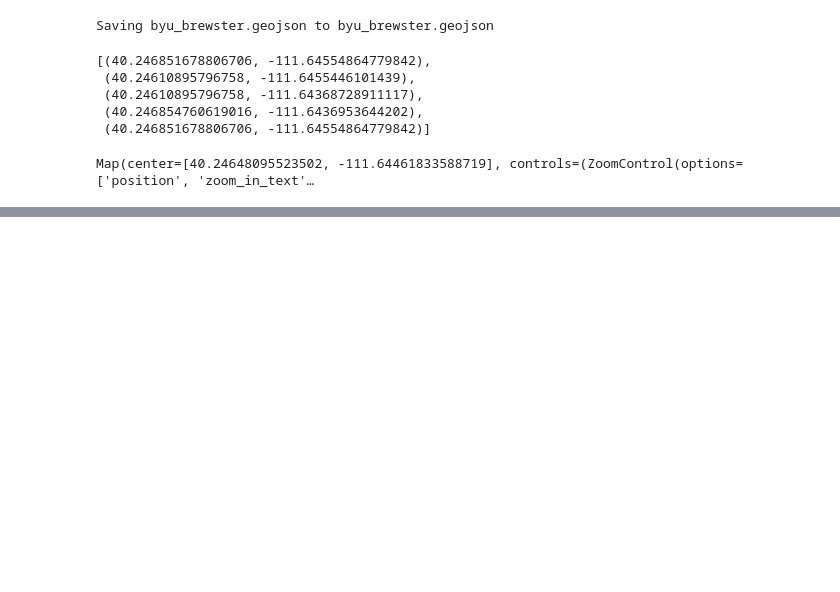
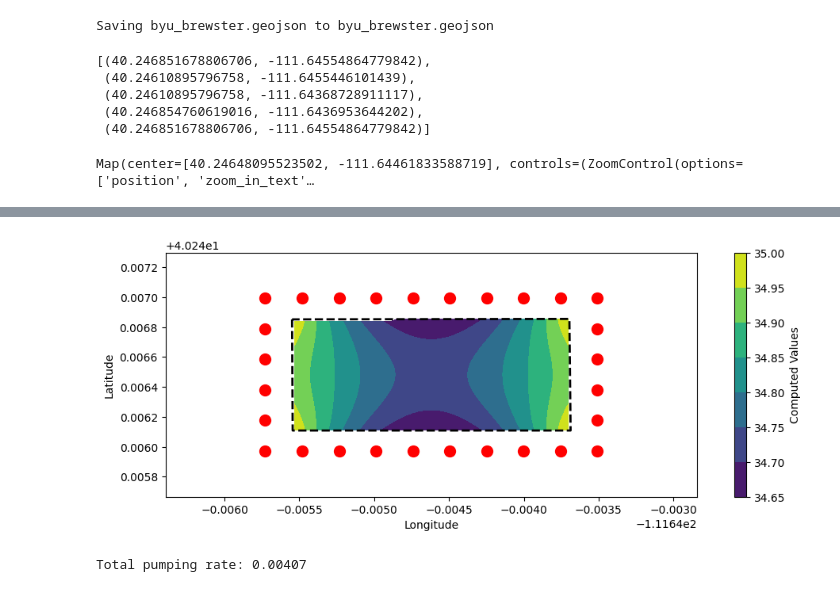
Before and after one commit to njones61/ce544, a Jupyter notebook: docs/unit1/09_dewatering/dewatering.ipynb, the cells around one changed output, grey strips where cells are left out. Drawn from its saved outputs; the diff is of its cells as text; code cells hidden in the pictures; blank space fills up the shorter version.

```diff
--- a/docs/unit1/09_dewatering/dewatering.ipynb
+++ b/docs/unit1/09_dewatering/dewatering.ipynb
@@ -389,0 +462,4 @@ contour_plot(h_grid, rect_wells_coords, polygon_coords)
+# %%
+# Setup - run this in prep for next cell
+distances, grid_lat, grid_lon, grid_x, grid_y, poly_x, poly_y = build_grid(rect_wells_coords, polygon_coords)
+inside_mask = mask_inside_polygon(grid_x, grid_y, poly_x, poly_y)
@@ -389,0 +477,6 @@ contour_plot(h_grid, rect_wells_coords, polygon_coords)
+# %%
+# Use the two q values found in previous cell to initialize the solver and find optimal q
+qi_low = 0.0001
+qi_high = 0.0003
+optimal_qi = optimize_pumping_rate_bisection(qi_low, qi_high, distances)
+print(f"Optimal qi: {optimal_qi}")
@@ -389,0 +501,14 @@ contour_plot(h_grid, rect_wells_coords, polygon_coords)
+# %%
+h_grid = solve_heads(distances, optimal_qi)
+inside_mask = mask_inside_polygon(grid_x, grid_y, poly_x, poly_y)
+h_grid_inside = filter_inside_polygon(inside_mask, h_grid)
+
+contour_plot(h_grid_inside, rect_wells_coords, polygon_coords)
+# %% [output]
+[figure, added]
+# %%
+# Print final total design Q
+q_total = optimal_qi * num_wells
+print(f"Total pumping rate: {q_total:.5f}")
+# %% [output]
+Total pumping rate: 0.00407
```
Also changed, not shown: parts of 33 cells of this notebook.
